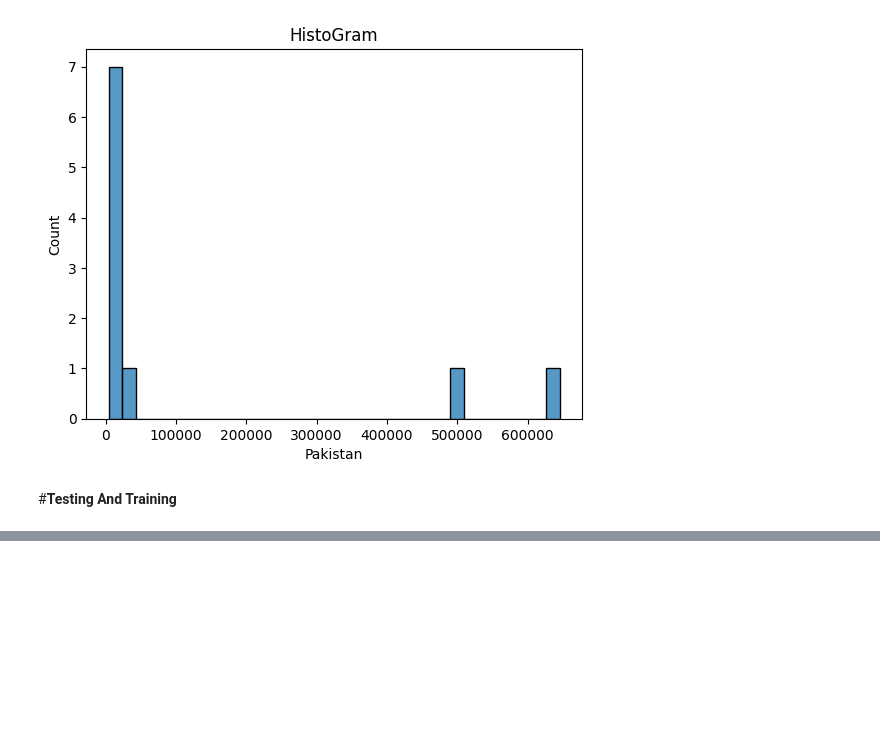
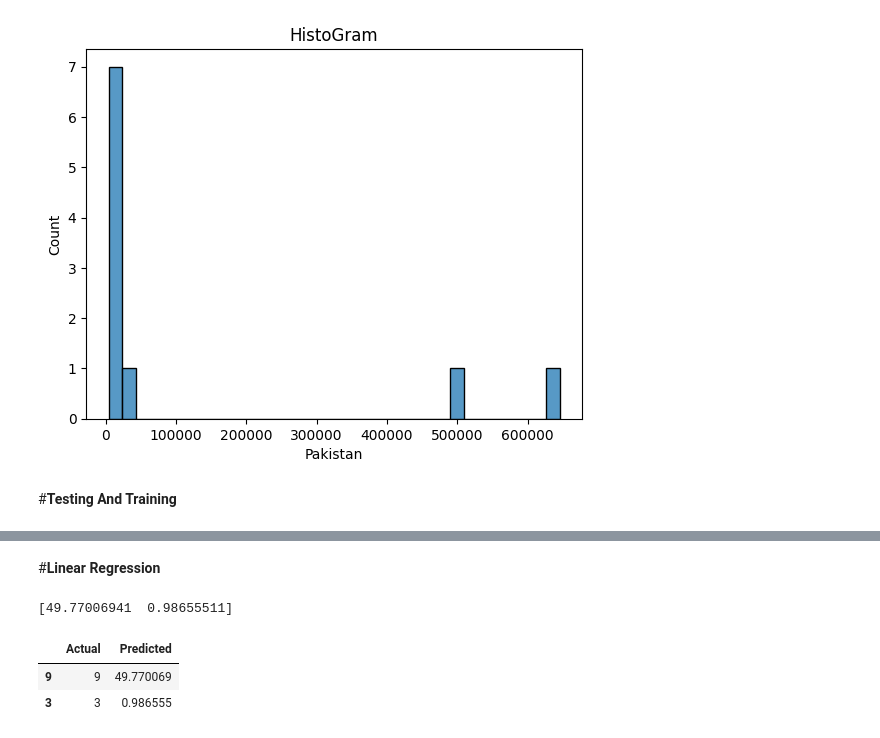
Before and after one commit to ChAbid-773/Pakistan_Crime, a Jupyter notebook: Pakistan_Crime.ipynb, the cells around one changed output, grey strips where cells are left out. Drawn from its saved outputs; the diff is of its cells as text; code cells hidden in the pictures; blank space fills up the shorter version.

```diff
--- a/Pakistan_Crime.ipynb
+++ b/Pakistan_Crime.ipynb
@@ -299,3 +299,5 @@ Non-Null Count  Dtype
 2 non-null      int64
 dtypes: int64(1)
 memory usage: 32.0 bytes
+# %% [markdown]
+#**Linear Regression**
@@ -301,0 +309,15 @@ memory usage: 32.0 bytes
+# %%
+model1=LinearRegression()
+# %%
+model1.fit(x_train,y_train)
+y_pred1=model1.predict(x_test)
+print(y_pred1)
+# %% [output]
+[49.77006941  0.98655511]
+# %%
+df=pd.DataFrame({'Actual':y_test, 'Predicted':y_pred1})
+df
+# %% [output]
+|  | Actual | Predicted |
+| 9 | 9 | 49.770069 |
+| 3 | 3 | 0.986555 |
```
Also changed, not shown: parts of 11 cells of this notebook.
